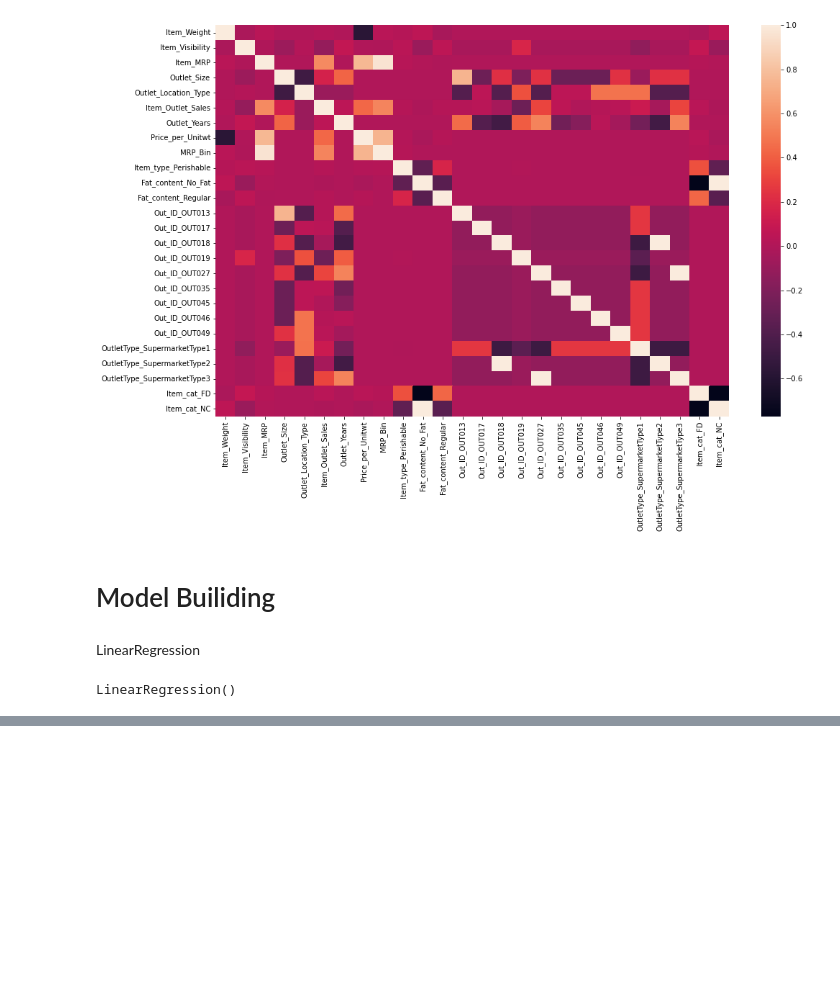
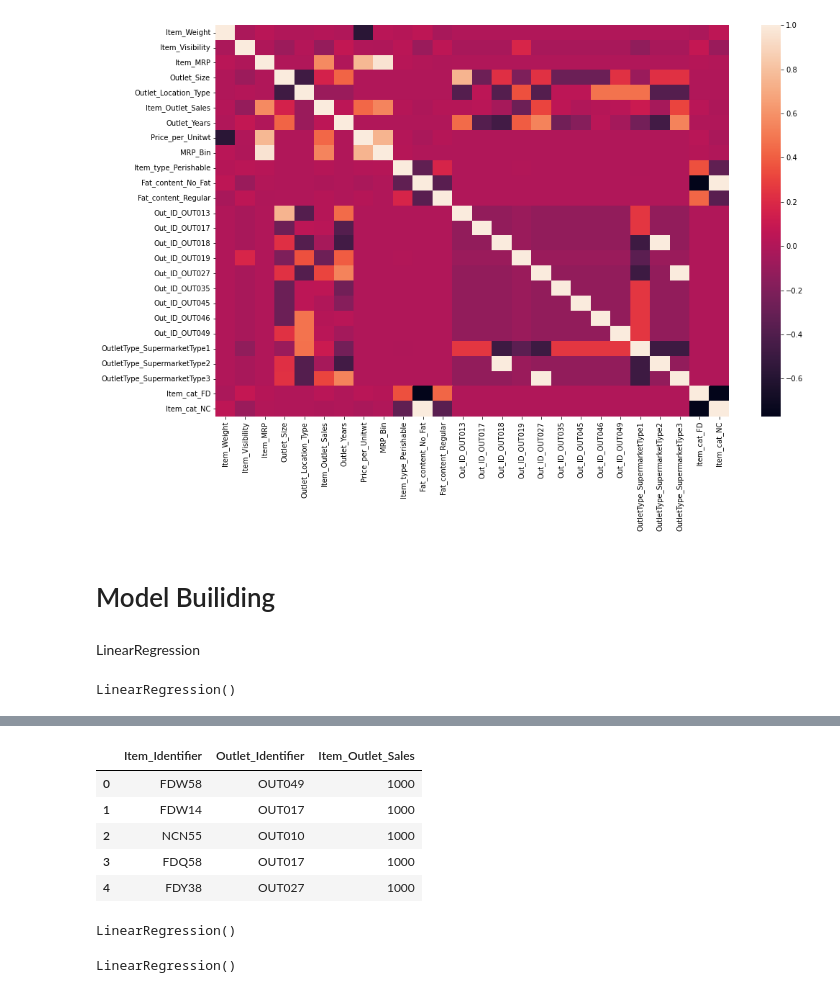
Before and after one commit to sathishrouthu/BigMart-Sales_Prediction, a Jupyter notebook: EDA-BigMart Sales.ipynb, the cells around one changed output, grey strips where cells are left out. Cells and saved outputs as stored; diff of their text form; code cells hidden in the pictures; blank space fills up the shorter version.

```diff
--- a/EDA-BigMart Sales.ipynb
+++ b/EDA-BigMart Sales.ipynb
@@ -702,0 +728,11 @@ y_pred = LR.predict(X_test)
+# %%
+sub = pd.read_csv('https://raw.githubusercontent.com/sathishrouthu/BigMart-Sales_Prediction/main/sample_submission.csv')
+# %%
+sub.head()
+# %% [output]
+|  | Item_Identifier | Outlet_Identifier | Item_Outlet_Sales |
+| 0 | FDW58 | OUT049 | 1000 |
+| 1 | FDW14 | OUT017 | 1000 |
+| 2 | NCN55 | OUT010 | 1000 |
+| 3 | FDQ58 | OUT017 | 1000 |
+| 4 | FDY38 | OUT027 | 1000 |
@@ -702,0 +743,8 @@ y_pred = LR.predict(X_test)
+# %%
+mysub['Outlet_Identifier'] = test_original['Outlet_Identifier']
+# %% [output]
+LinearRegression()
+# %%
+LR.fit(X,y)
+# %% [output]
+LinearRegression()
```
Also changed, not shown: parts of 10 cells of this notebook.
